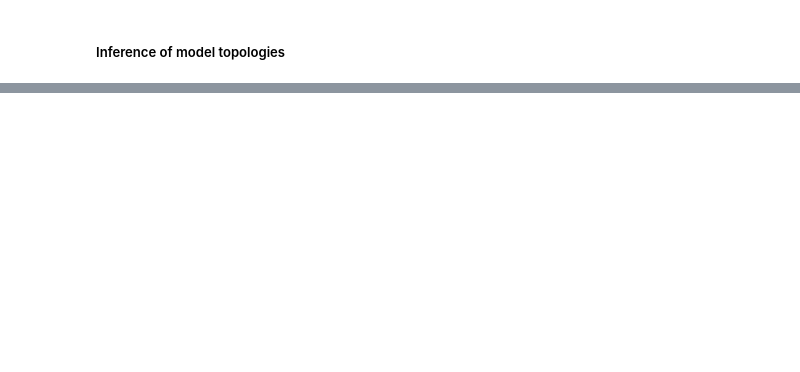
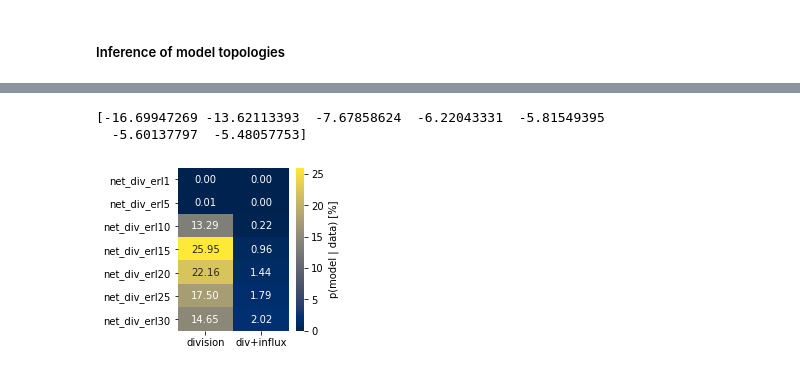
Before and after one commit to mauricelanghinrichs/memocell, a Jupyter notebook: examples/ex03_inferences.ipynb, the cells around one changed output, grey strips where cells are left out. Saved outputs shown, nothing was run; the diff lists cells and outputs as text; code cells hidden in the pictures; blank space fills up the shorter version.

```diff
--- a/examples/ex03_inferences.ipynb
+++ b/examples/ex03_inferences.ipynb
@@ -403,0 +403,43 @@ def waiting_time_distr_samples_div(x, res, samples, time_max, mprior):
+# %%
+# we run the memocell inference also for this second model set;
+# we mostly re-use previously defined input settings, just the
+# uniform parameter prior has to include the second rate 'b' now
+theta_bounds_influx = [{'l': (0.0, 0.5), 'b': (0.0, 0.5)}]*len(nets)
+
+est_res_influx = me.selection.select_models(nets_influx, variables,
+                                    initial_values_types, initial_values,
+                                    theta_bounds_influx, data_10, sim_mean_only=False,
+                                    time_values=time_values, parallel=True)
+# %%
+# we report the new evidence values
+log_evids_influx = np.array([est.bay_est_log_evidence for est in est_res_influx])
+print(log_evids_influx)
+
+# the evidence values for the division+influx topology
+# within some numerical error (est.bay_est_log_evidence_error)
+# [-16.67979584 -13.56244421  -7.55174976  -6.16397056  -5.71891203
+#   -5.51918497  -5.43311092]
+
+# and as evidence values are future-proof, we can combine the previous
+# simple division topology run with the new division+influx topology run;
+# this creates a list of 7+7=14 memocell estimation objects
+est_topology = est_res + est_res_influx
+
+# we then compute the posterior model probabilities, within
+# the context of these 14 models
+model_probs_topology = me.selection.compute_model_probabilities(est_topology)
+# %% [output]
+[-16.69947269 -13.62113393  -7.67858624  -6.22043331  -5.81549395
+  -5.60137797  -5.48057753]
+# %%
+# we plot the model probabilities separated by two
+# columns indicating the two different topologies
+
+# one can observe that most of the posterior weight
+# is distributed among the models without influx
+plt.figure(figsize=(2.5,3))
+df = pd.DataFrame(np.array([model_probs_topology[:7] * 100.0, model_probs_topology[7:] * 100.0]).T,
+                  columns=['division', 'div+influx'], index=net_names)
+sns.heatmap(df, cmap='cividis', annot=True, fmt='.2f', cbar_kws={'label': 'p(model | data) [%]'});
+# %% [output]
+[figure, added]
```
Also changed, not shown: parts of 18 cells of this notebook, 2 other files.
